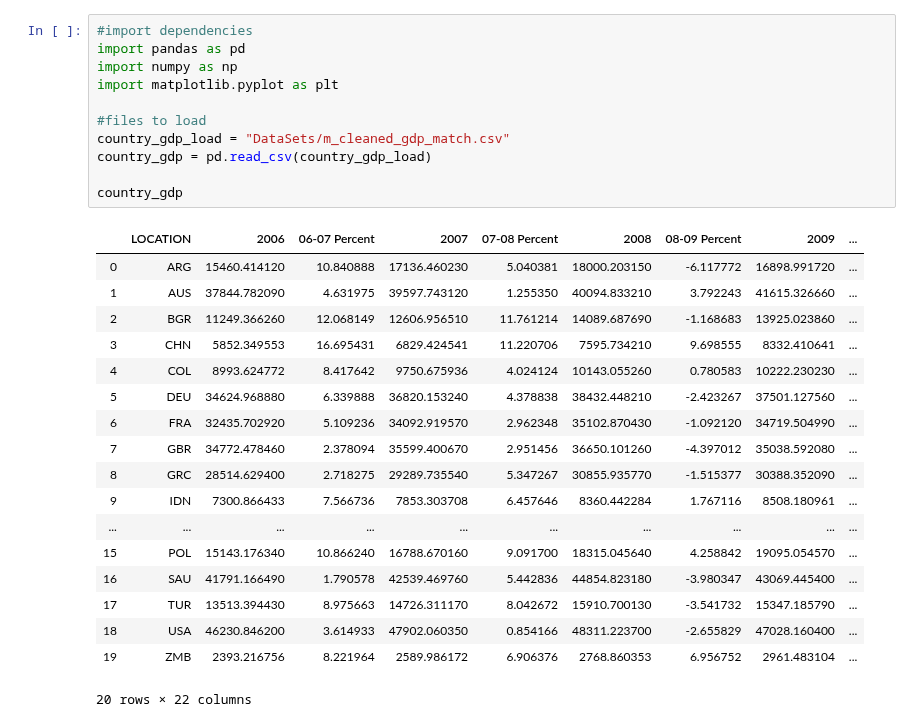
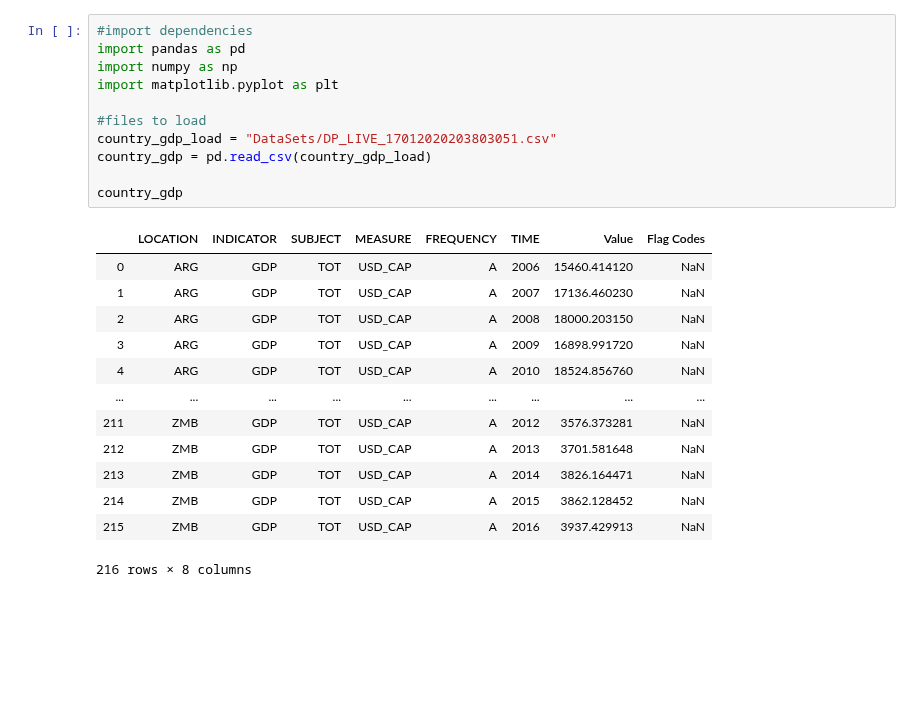
Before and after one commit to cmboone2005/Project1, a Jupyter notebook: m_notebooks/GDP_percapita_comparison.ipynb, the cells around one changed output. Cells and saved outputs as stored; diff of their text form; blank space fills up the shorter version.

```diff
--- a/m_notebooks/GDP_percapita_comparison.ipynb
+++ b/m_notebooks/GDP_percapita_comparison.ipynb
@@ -1,30 +1,25 @@
 # %%
 #import dependencies
 import pandas as pd
 import numpy as np
 import matplotlib.pyplot as plt
 
 #files to load
-country_gdp_load = "DataSets/m_cleaned_gdp_match.csv"
+country_gdp_load = "DataSets/DP_LIVE_17012020203803051.csv"
 country_gdp = pd.read_csv(country_gdp_load)
 
 country_gdp
 # %% [output]
-|  | LOCATION | 2006 | 06-07 Percent | 2007 | 07-08 Percent | 2008 | 08-09 Percent | 2009 | ... |
-| 0 | ARG | 15460.414120 | 10.840888 | 17136.460230 | 5.040381 | 18000.203150 | -6.117772 | 16898.991720 | ... |
-| 1 | AUS | 37844.782090 | 4.631975 | 39597.743120 | 1.255350 | 40094.833210 | 3.792243 | 41615.326660 | ... |
-| 2 | BGR | 11249.366260 | 12.068149 | 12606.956510 | 11.761214 | 14089.687690 | -1.168683 | 13925.023860 | ... |
-| 3 | CHN | 5852.349553 | 16.695431 | 6829.424541 | 11.220706 | 7595.734210 | 9.698555 | 8332.410641 | ... |
-| 4 | COL | 8993.624772 | 8.417642 | 9750.675936 | 4.024124 | 10143.055260 | 0.780583 | 10222.230230 | ... |
-| 5 | DEU | 34624.968880 | 6.339888 | 36820.153240 | 4.378838 | 38432.448210 | -2.423267 | 37501.127560 | ... |
-| 6 | FRA | 32435.702920 | 5.109236 | 34092.919570 | 2.962348 | 35102.870430 | -1.092120 | 34719.504990 | ... |
-| 7 | GBR | 34772.478460 | 2.378094 | 35599.400670 | 2.951456 | 36650.101260 | -4.397012 | 35038.592080 | ... |
-| 8 | GRC | 28514.629400 | 2.718275 | 29289.735540 | 5.347267 | 30855.935770 | -1.515377 | 30388.352090 | ... |
-| 9 | IDN | 7300.866433 | 7.566736 | 7853.303708 | 6.457646 | 8360.442284 | 1.767116 | 8508.180961 | ... |
-| ... | ... | ... | ... | ... | ... | ... | ... | ... | ... |
-| 15 | POL | 15143.176340 | 10.866240 | 16788.670160 | 9.091700 | 18315.045640 | 4.258842 | 19095.054570 | ... |
-| 16 | SAU | 41791.166490 | 1.790578 | 42539.469760 | 5.442836 | 44854.823180 | -3.980347 | 43069.445400 | ... |
-| 17 | TUR | 13513.394430 | 8.975663 | 14726.311170 | 8.042672 | 15910.700130 | -3.541732 | 15347.185790 | ... |
-| 18 | USA | 46230.846200 | 3.614933 | 47902.060350 | 0.854166 | 48311.223700 | -2.655829 | 47028.160400 | ... |
-| 19 | ZMB | 2393.216756 | 8.221964 | 2589.986172 | 6.906376 | 2768.860353 | 6.956752 | 2961.483104 | ... |
+|  | LOCATION | INDICATOR | SUBJECT | MEASURE | FREQUENCY | TIME | Value | Flag Codes |
+| 0 | ARG | GDP | TOT | USD_CAP | A | 2006 | 15460.414120 | NaN |
+| 1 | ARG | GDP | TOT | USD_CAP | A | 2007 | 17136.460230 | NaN |
+| 2 | ARG | GDP | TOT | USD_CAP | A | 2008 | 18000.203150 | NaN |
+| 3 | ARG | GDP | TOT | USD_CAP | A | 2009 | 16898.991720 | NaN |
+| 4 | ARG | GDP | TOT | USD_CAP | A | 2010 | 18524.856760 | NaN |
+| ... | ... | ... | ... | ... | ... | ... | ... | ... |
+| 211 | ZMB | GDP | TOT | USD_CAP | A | 2012 | 3576.373281 | NaN |
+| 212 | ZMB | GDP | TOT | USD_CAP | A | 2013 | 3701.581648 | NaN |
+| 213 | ZMB | GDP | TOT | USD_CAP | A | 2014 | 3826.164471 | NaN |
+| 214 | ZMB | GDP | TOT | USD_CAP | A | 2015 | 3862.128452 | NaN |
+| 215 | ZMB | GDP | TOT | USD_CAP | A | 2016 | 3937.429913 | NaN |
-20 rows × 22 columns
+216 rows × 8 columns
```
Also changed, not shown: parts of 8 cells of this notebook, 23 other files.
